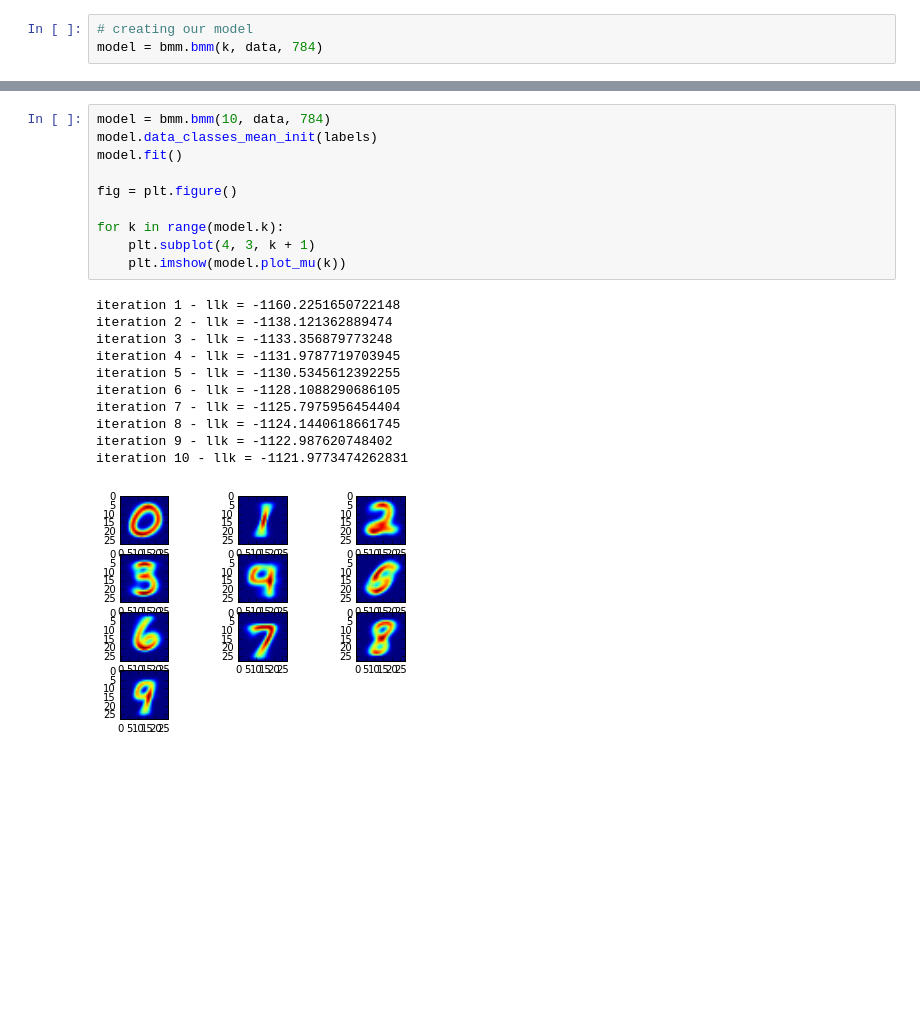
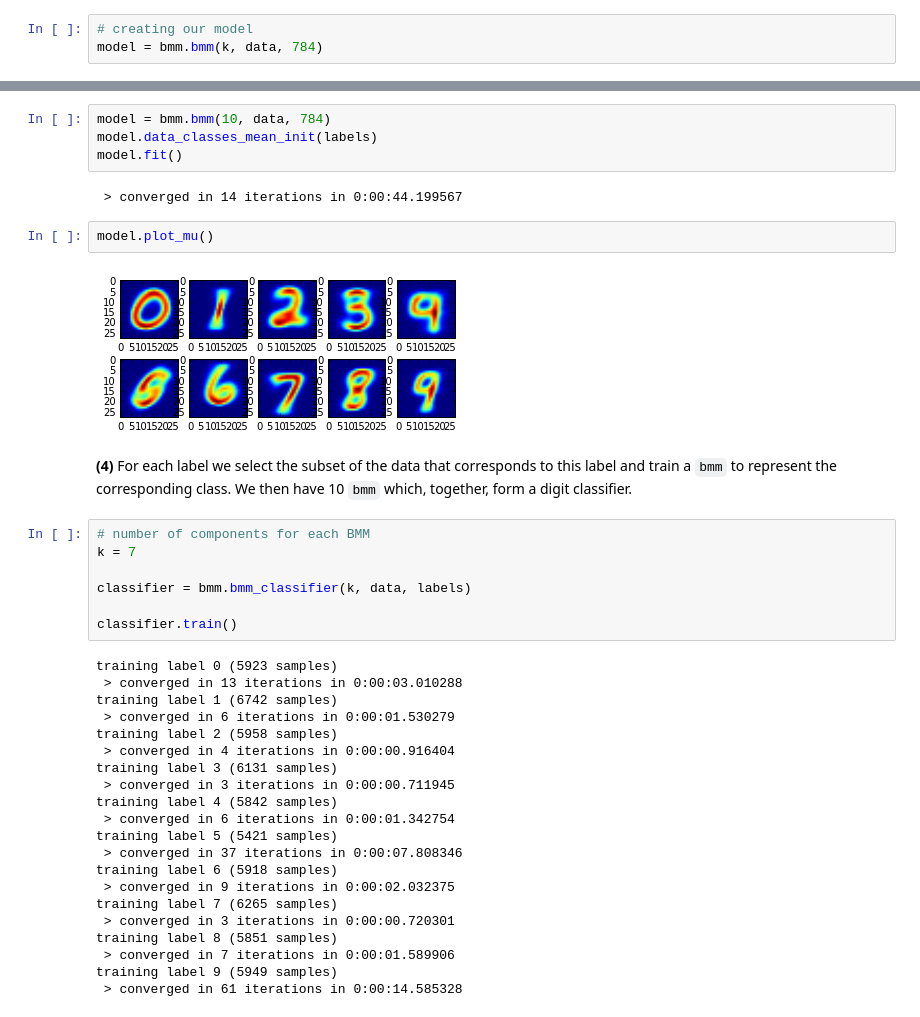
Before and after one commit to choucavalier/mnist-em-bmm-gmm, a Jupyter notebook: answers.ipynb, the cells around one changed output, grey strips where cells are left out. Drawn from its saved outputs; the diff is of its cells as text; blank space fills up the shorter version.

Commit message:
(bayes) added classifier

```diff
--- a/answers.ipynb
+++ b/answers.ipynb
@@ -79,21 +67,39 @@ Here is the result with this kind of initialization:
 model = bmm.bmm(10, data, 784)
 model.data_classes_mean_init(labels)
 model.fit()
-
-fig = plt.figure()
-
-for k in range(model.k):
-    plt.subplot(4, 3, k + 1)
-    plt.imshow(model.plot_mu(k))
 # %% [output]
-iteration 1 - llk = -1160.2251650722148
-iteration 2 - llk = -1138.121362889474
-iteration 3 - llk = -1133.356879773248
-iteration 4 - llk = -1131.9787719703945
-iteration 5 - llk = -1130.5345612392255
-iteration 6 - llk = -1128.1088290686105
-iteration 7 - llk = -1125.7975956454404
-iteration 8 - llk = -1124.1440618661745
-iteration 9 - llk = -1122.987620748402
-iteration 10 - llk = -1121.9773474262831
+ > converged in 14 iterations in 0:00:44.199567
-[figure, removed]
+# %%
+model.plot_mu()
+# %% [output]
+[figure, added]
+# %% [markdown]
+**(4)** For each label we select the subset of the data that corresponds to this label and train a `bmm` to represent the corresponding class. We then have 10 `bmm` which, together, form a digit classifier.
+# %%
+# number of components for each BMM
+k = 7
+
+classifier = bmm.bmm_classifier(k, data, labels)
+
+classifier.train()
+# %% [output]
+training label 0 (5923 samples)
+ > converged in 13 iterations in 0:00:03.010288
+training label 1 (6742 samples)
+ > converged in 6 iterations in 0:00:01.530279
+training label 2 (5958 samples)
+ > converged in 4 iterations in 0:00:00.916404
+training label 3 (6131 samples)
+ > converged in 3 iterations in 0:00:00.711945
+training label 4 (5842 samples)
+ > converged in 6 iterations in 0:00:01.342754
+training label 5 (5421 samples)
+ > converged in 37 iterations in 0:00:07.808346
+training label 6 (5918 samples)
+ > converged in 9 iterations in 0:00:02.032375
+training label 7 (6265 samples)
+ > converged in 3 iterations in 0:00:00.720301
+training label 8 (5851 samples)
+ > converged in 7 iterations in 0:00:01.589906
+training label 9 (5949 samples)
+ > converged in 61 iterations in 0:00:14.585328
```
Also changed, not shown: parts of 12 cells of this notebook, 2 other files.
